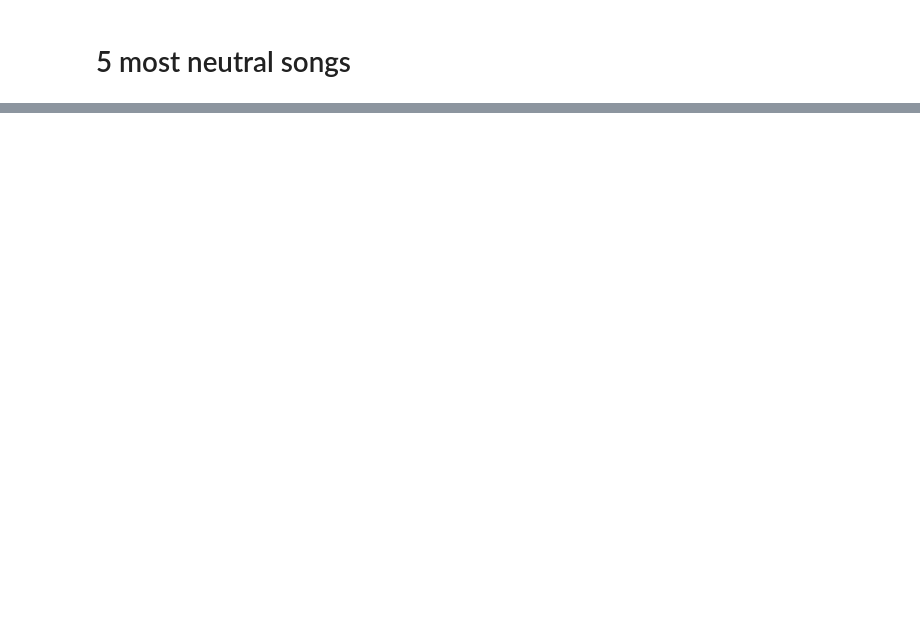
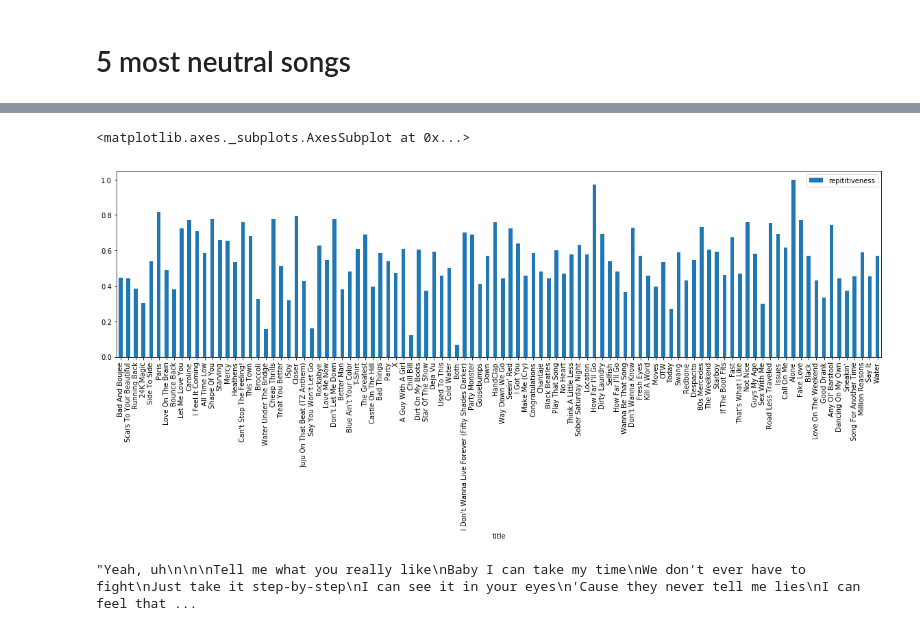
Before and after one commit to tylerwmarrs/billboard-hot-100-lyric-analysis, a Jupyter notebook: notebooks/exploratory/04-clean-lyric-analysis.ipynb, the cells around one changed output, grey strips where cells are left out. Drawn from its saved outputs; the diff is of its cells as text; code cells hidden in the pictures; blank space fills up the shorter version.

Commit message:
add repititive measure and add lyrics that are missing for songs

```diff
--- a/notebooks/exploratory/04-clean-lyric-analysis.ipynb
+++ b/notebooks/exploratory/04-clean-lyric-analysis.ipynb
@@ -252,0 +257,51 @@ songs_df.nlargest(5, 'neutral_sentiment')
+# %%
+def song_repitiveness(lyrics, rate=2):
+    # split song on sentence and find unique sentences
+    sentences = split_sentences(lyrics)
+    unique_sentences = set(sentences)
+
+    total_sentences = len(sentences)
+    total_unique_sentences = len(unique_sentences)
+
+    # collect counts of unique sentence occurrences
+    counts = []
+    count = 0
+    for usentence in unique_sentences:
+        for sentence in sentences:
+            if usentence == sentence:
+                count = count + 1
+
+        counts.append(count)
+        count = 0
+
+    # calculate repititiveness rate and throw away occurrences of given rate
+    # this sets a threshold on how many occurrences must appear to be considered
+    # repititive
+    repititive_rate = 0
+    for count in counts:
+        if count < rate:
+            continue
+
+        repititive_rate = repititive_rate + (count / total_sentences)
+
+    return repititive_rate
+
+# songs[98]
+# water = songs[98]
+
+# song_repitiveness(water['lyrics'], rate=2)
+
+for song in songs:
+    song['repititiveness'] = song_repitiveness(song['lyrics'], rate=2)
+
+songs_df = pd.DataFrame.from_dict(songs)
+songs_df.sort_values('rank_this_week').plot(x='title', y=('repititiveness'), kind='bar', stacked=True, figsize=(20,5))
+# %% [output]
+<matplotlib.axes._subplots.AxesSubplot at 0x...>
+[figure, added]
+# %%
+
+lyrics = songs_df['lyrics'].where(songs_df['title'] == "I Feel It Coming", '').max()
+lyrics
+# %% [output]
+"Yeah, uh\n\n\nTell me what you really like\nBaby I can take my time\nWe don't ever have to fight\nJust take it step-by-step\nI can see it in your eyes\n'Cause they never tell me lies\nI can feel that ...
```
Also changed, not shown: parts of 5 cells of this notebook, 3 other files.
